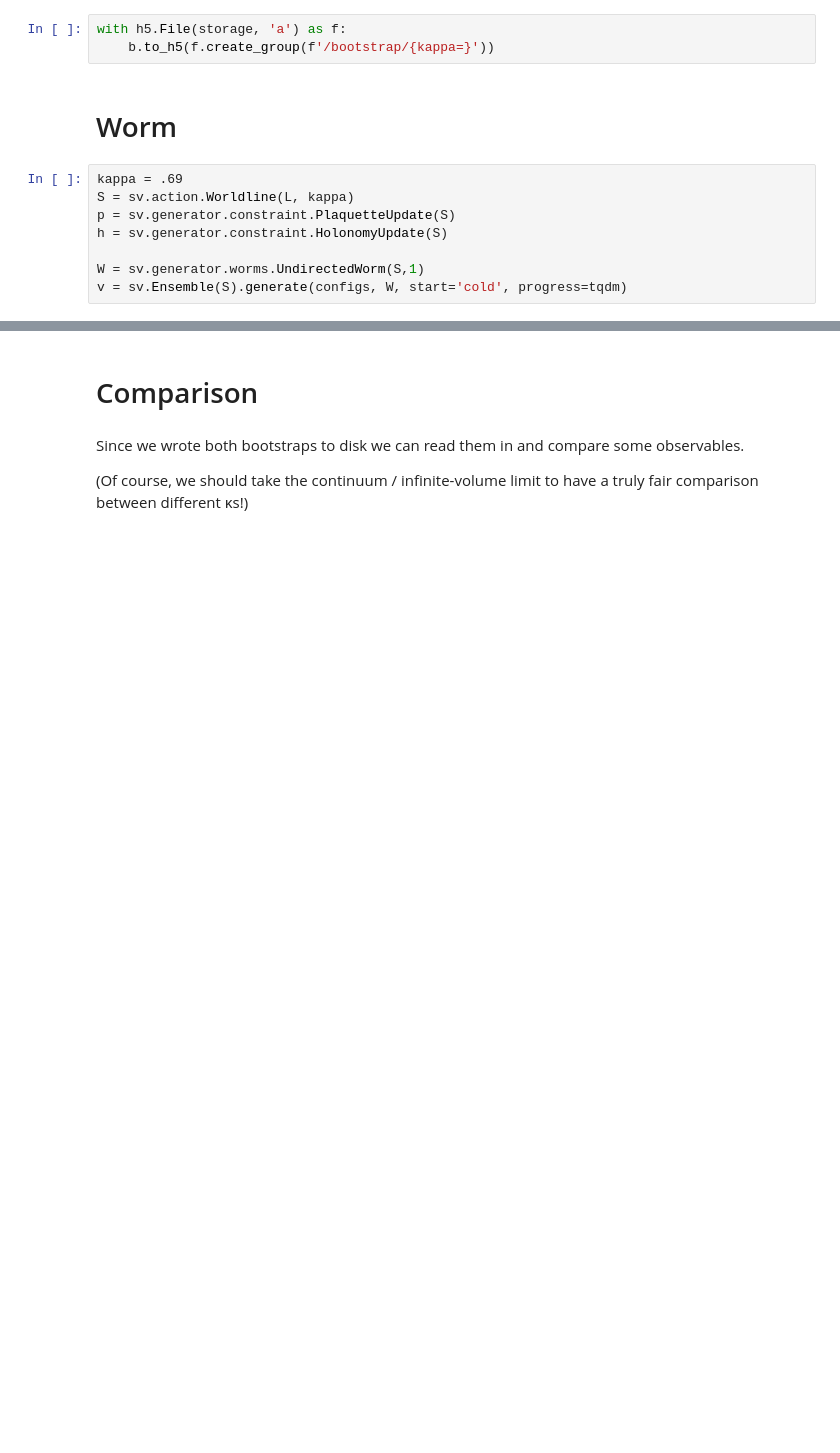
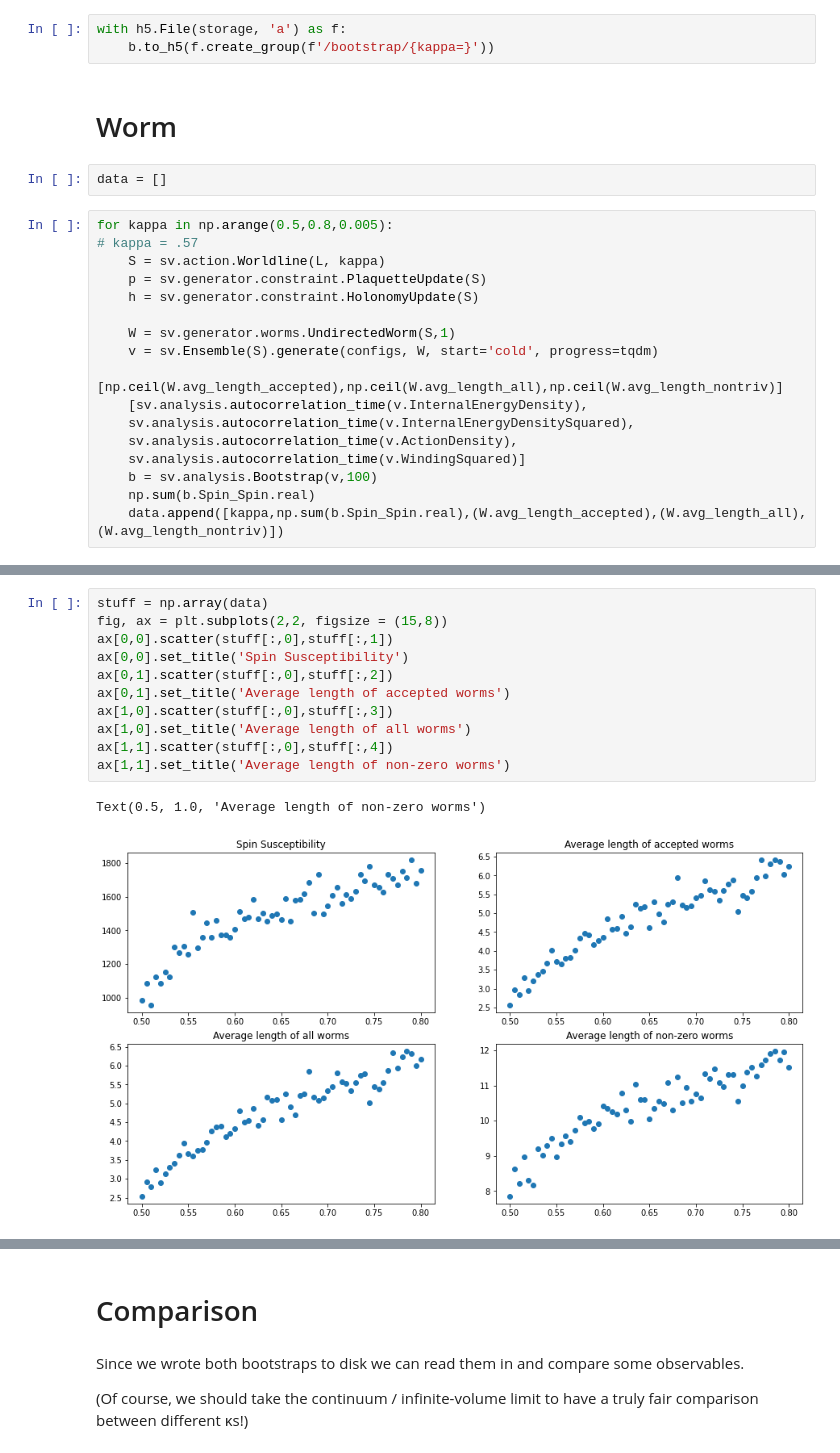
Before and after one commit to evanberkowitz/supervillain, a Jupyter notebook: workbooks/worm_vs_plaquette.ipynb, the cells around one changed output, grey strips where cells are left out. Drawn from its saved outputs; the diff is of its cells as text; blank space fills up the shorter version.

Commit message:
Plotting relationships between worm length and spin susceptibility

```diff
--- a/workbooks/worm_vs_plaquette.ipynb
+++ b/workbooks/worm_vs_plaquette.ipynb
@@ -162,11 +162,22 @@ with h5.File(storage, 'a') as f:
     b.to_h5(f.create_group(f'/bootstrap/{kappa=}'))
 # %% [markdown]
 # Worm
+# %%
+data = []
 # %%
-kappa = .69
-S = sv.action.Worldline(L, kappa)
-p = sv.generator.constraint.PlaquetteUpdate(S)
-h = sv.generator.constraint.HolonomyUpdate(S)
+for kappa in np.arange(0.5,0.8,0.005):
+# kappa = .57
+    S = sv.action.Worldline(L, kappa)
+    p = sv.generator.constraint.PlaquetteUpdate(S)
+    h = sv.generator.constraint.HolonomyUpdate(S)
 
-W = sv.generator.worms.UndirectedWorm(S,1)
-v = sv.Ensemble(S).generate(configs, W, start='cold', progress=tqdm)
+    W = sv.generator.worms.UndirectedWorm(S,1)
+    v = sv.Ensemble(S).generate(configs, W, start='cold', progress=tqdm)
+    [np.ceil(W.avg_length_accepted),np.ceil(W.avg_length_all),np.ceil(W.avg_length_nontriv)]
+    [sv.analysis.autocorrelation_time(v.InternalEnergyDensity),
+    sv.analysis.autocorrelation_time(v.InternalEnergyDensitySquared),
+    sv.analysis.autocorrelation_time(v.ActionDensity),
+    sv.analysis.autocorrelation_time(v.WindingSquared)]
+    b = sv.analysis.Bootstrap(v,100)
+    np.sum(b.Spin_Spin.real)
+    data.append([kappa,np.sum(b.Spin_Spin.real),(W.avg_length_accepted),(W.avg_length_all),(W.avg_length_nontriv)])
@@ -185,0 +204,14 @@ sv.analysis.bootstrap(100,v.Spin_Spin
+# %%
+stuff = np.array(data)
+fig, ax = plt.subplots(2,2, figsize = (15,8))
+ax[0,0].scatter(stuff[:,0],stuff[:,1])
+ax[0,0].set_title('Spin Susceptibility')
+ax[0,1].scatter(stuff[:,0],stuff[:,2])
+ax[0,1].set_title('Average length of accepted worms')
+ax[1,0].scatter(stuff[:,0],stuff[:,3])
+ax[1,0].set_title('Average length of all worms')
+ax[1,1].scatter(stuff[:,0],stuff[:,4])
+ax[1,1].set_title('Average length of non-zero worms')
+# %% [output]
+Text(0.5, 1.0, 'Average length of non-zero worms')
+[figure, added]
```
Also changed, not shown: parts of 18 cells of this notebook.
